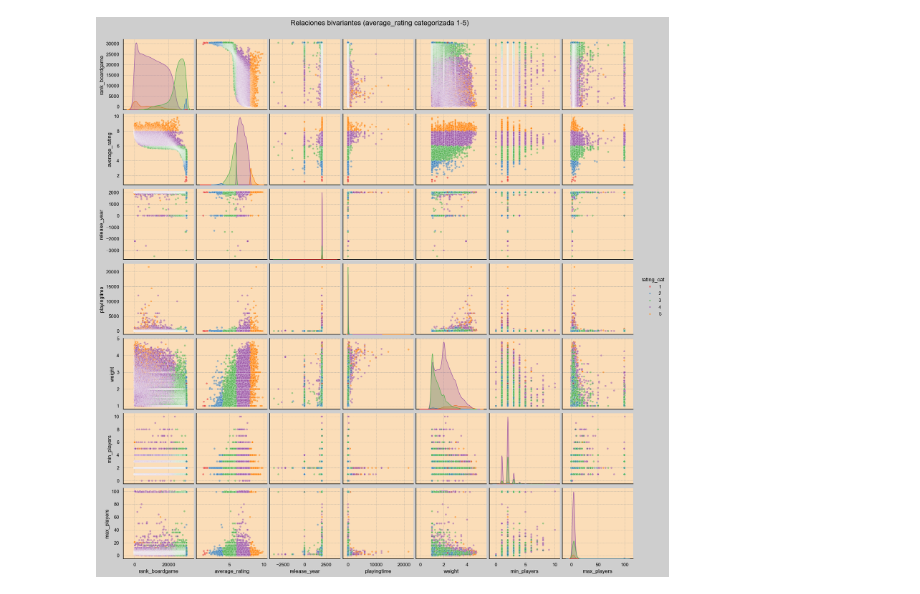
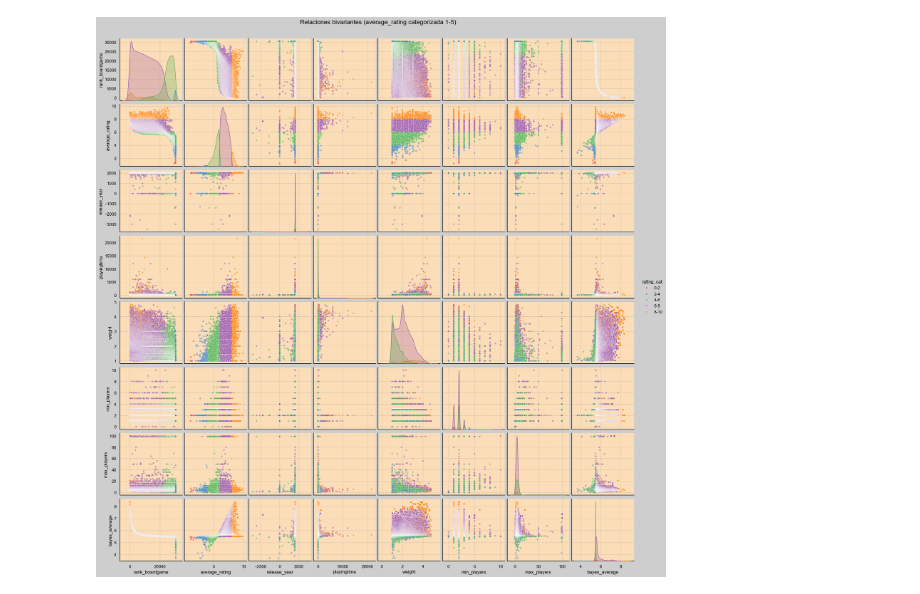
Before and after one commit to sgusmar/Tabletop-games-EDA, a Jupyter notebook: graficos.ipynb, the cells around one changed output. Saved outputs shown, nothing was run; the diff lists cells and outputs as text; code cells hidden in the pictures.

```diff
--- a/graficos.ipynb
+++ b/graficos.ipynb
@@ -20,4 +38,4 @@ print(media_numericas)
 # %%
-variables_graficas =['rank_boardgame', 'average_rating', 'release_year', 'playingtime', 'weight', 'min_players', 'max_players']
+variables_graficas =['rank_boardgame', 'average_rating', 'release_year', 'playingtime', 'weight', 'min_players', 'max_players','bayes_average']
 df = bgg_games[variables_graficas].copy()
 df.head()
@@ -24,54 +49,3 @@ df.head()
-# %%
-# Convertimos average_rating a categoría 1-5
-df_plot = df.dropna().copy()
-
-df_plot['rating_cat'] = pd.cut(
-    df_plot['average_rating'],
-    bins=[0, 2, 4, 6, 8, 10],
-    labels=[1, 2, 3, 4, 5],
-    include_lowest=True
-).astype('category')
-
-vars_estudio = [c for c in df_plot.columns if c not in ['rating_cat']]
-paleta = sns.color_palette("Set1", 5)
-
-# Estilo general
-fondo_global = "#CECECE"
-fondo_grafico = "#FBDDB8"
-sns.set_theme(style="whitegrid", rc={
-    "figure.facecolor": fondo_global,
-    "axes.facecolor": fondo_grafico,
-    "axes.edgecolor": "black",
-    "grid.color": "#B8B0A3",
-    "grid.linestyle": "--",
-    "grid.linewidth": 0.6,
-    "axes.labelcolor": "black",
-    "xtick.color": "black",
-    "ytick.color": "black",
-    "text.color": "black",
-})
-
-g = sns.pairplot(
-    df_plot,
-    vars=vars_estudio,
-    hue='rating_cat',
-    hue_order=[1, 2, 3, 4, 5],
-    palette=paleta,
-    diag_kind='kde',
-    plot_kws={'alpha': 0.5, 's': 20}
-)
-
-g.figure.patch.set_facecolor(fondo_global)
-
-for ax in g.axes.flatten():
-    if ax is not None:
-        ax.set_facecolor(fondo_grafico)
-        ax.grid(True, which='major', color='#B8B0A3', linestyle='--', linewidth=0.6)
-
-g.figure.suptitle('Relaciones bivariantes (average_rating categorizada 1-5)', y=1.02, color="black", fontsize=16)
-plt.show()
-# %% [output]
-[figure, removed]
 # %%
 # Convertimos average_rating a categoría 1-5
 df_plot = df.dropna().copy()
@@ -79,7 +53,7 @@ df_plot = df.dropna().copy()
 df_plot['rating_cat'] = pd.cut(
     df_plot['average_rating'],
     bins=[0, 2, 4, 6, 8, 10],
-    labels=[1, 2, 3, 4, 5],
+    labels=["0-2", "2-4", "4-6", "6-8", "8-10"],
     include_lowest=True
 ).astype('category')
 
@@ -94,38 +68,35 @@ sns.set_theme(style="whitegrid", rc={
     "axes.facecolor": fondo_grafico,
     "axes.edgecolor": "black",
     "grid.color": "#B8B0A3",
     "grid.linestyle": "--",
     "grid.linewidth": 0.6,
     "axes.labelcolor": "black",
     "xtick.color": "black",
     "ytick.color": "black",
     "text.color": "black",
 })
 
 g = sns.pairplot(
     df_plot,
     vars=vars_estudio,
     hue='rating_cat',
-    hue_order=[1, 2, 3, 4, 5],
+    hue_order=["0-2", "2-4", "4-6", "6-8", "8-10"],
     palette=paleta,
     diag_kind='kde',
     plot_kws={'alpha': 0.5, 's': 20}
 )
 
 g.figure.patch.set_facecolor(fondo_global)
 
 for ax in g.axes.flatten():
     if ax is not None:
         ax.set_facecolor(fondo_grafico)
         ax.grid(True, which='major', color='#B8B0A3', linestyle='--', linewidth=0.6)
 
 g.figure.suptitle('Relaciones bivariantes (average_rating categorizada 1-5)', y=1.02, color="black", fontsize=16)
-if g._legend is not None:
-    for handle in getattr(g._legend, "legendHandles", []):
-        if hasattr(handle, "set_markersize"):
-            handle.set_markersize(8)
-        elif hasattr(handle, "set_sizes"):
-            handle.set_sizes([80])
+
 
 plt.show()
+# %% [output]
+[figure, added]
 # %%
```
Also changed, not shown: parts of 7 cells of this notebook.
